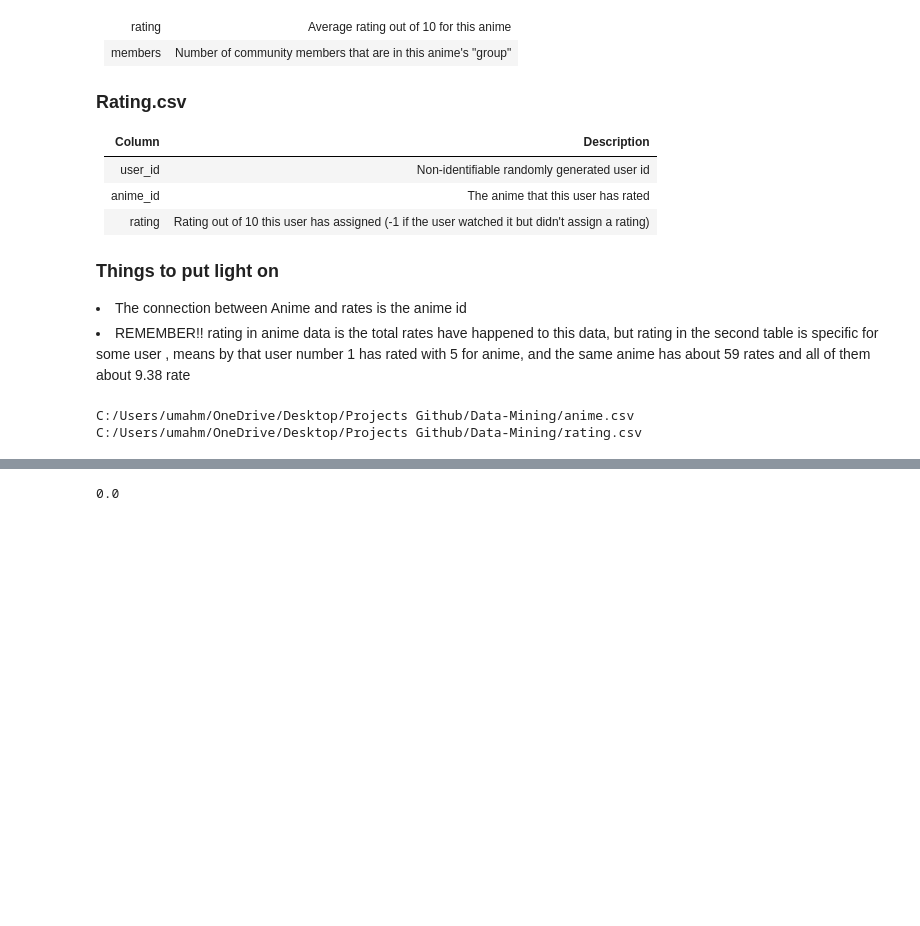
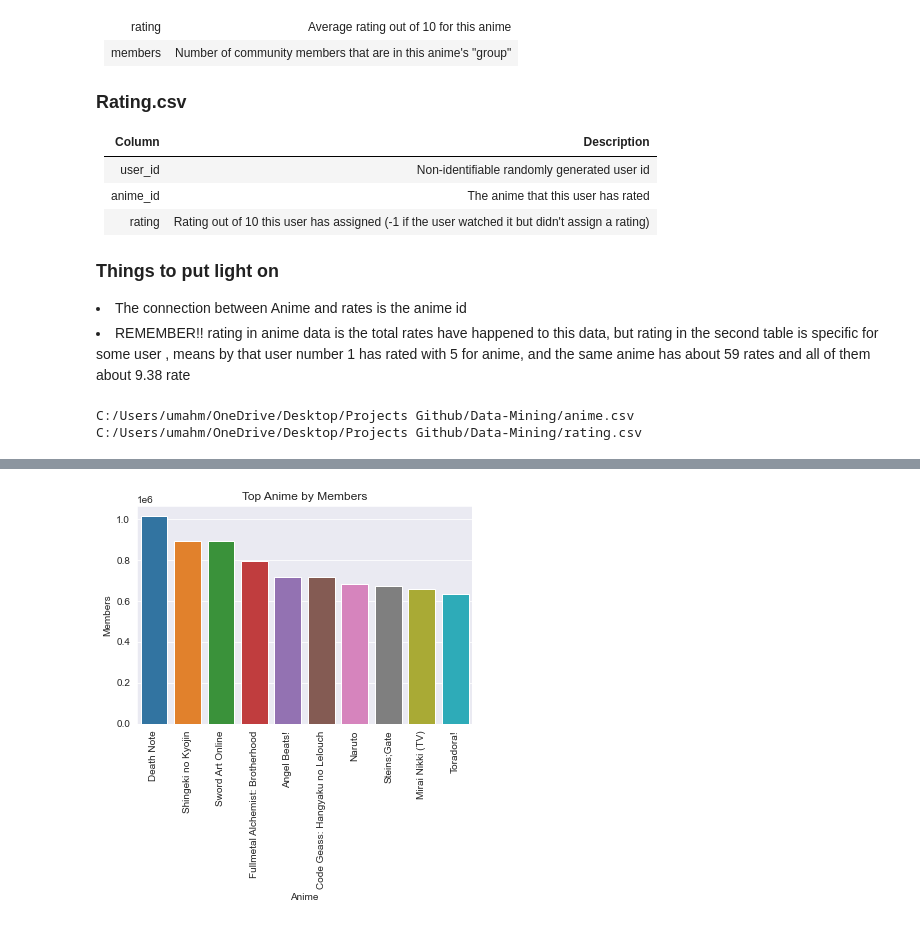
Before and after one commit to MahmoudEssam707/Data-Mining, a Jupyter notebook: Anime Recommendation System.ipynb, the cells around one changed output, grey strips where cells are left out. Saved outputs shown, nothing was run; the diff lists cells and outputs as text; code cells hidden in the pictures; blank space fills up the shorter version.

```diff
--- a/Anime Recommendation System.ipynb
+++ b/Anime Recommendation System.ipynb
@@ -37,11 +37,13 @@ https://www.kaggle.com/datasets/CooperUnion/anime-recommendations-database
 import pandas as pd
 import numpy as np
 import matplotlib.pyplot as plt
+import seaborn as sns
 from tabulate import tabulate
 from sklearn.model_selection import train_test_split
 from sklearn.preprocessing import StandardScaler
 import tkinter as tk
 from tkinter import filedialog
+sns.set_style("darkgrid")
 # %%
 root = tk.Tk()
 root.withdraw() # hide the root window
@@ -126,8 +142,11 @@ Head Values of Rating:
-# %%
-# Percentage of people who doesn't make rate in Specific anime
-(Data[Data["Rate_of_user"]==-1].shape[0]/Data["rating"].shape[0])*100
-# Now we don't have any 0 rates
-# %% [output]
-0.0
 # %%
-X_train, X_test= train_test_split(Data, test_size=0.3, random_state=42)
+# Let's see top animes
+top_animes = Data.drop_duplicates(subset="name",keep="first").sort_values("members",ascending=False)
+sns.barplot(data=top_animes.head(10), x="name", y="members")
+plt.xticks(rotation=90)  # Rotate x-axis labels if needed
+plt.xlabel('Anime')
+plt.ylabel('Members')
+plt.title('Top Anime by Members')
+plt.show()
+# %% [output]
+[figure, added]
```
Also changed, not shown: parts of 4 cells of this notebook.
